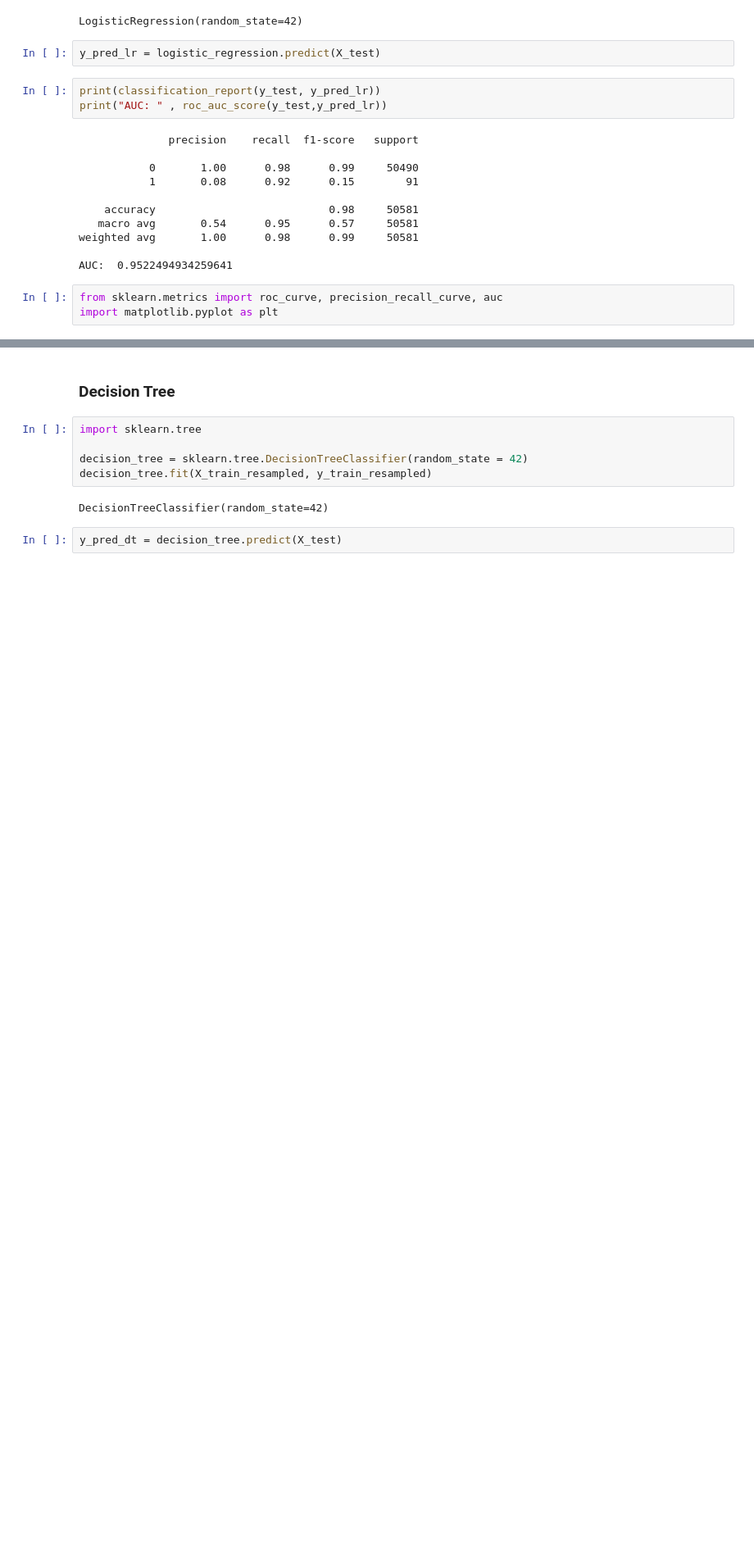
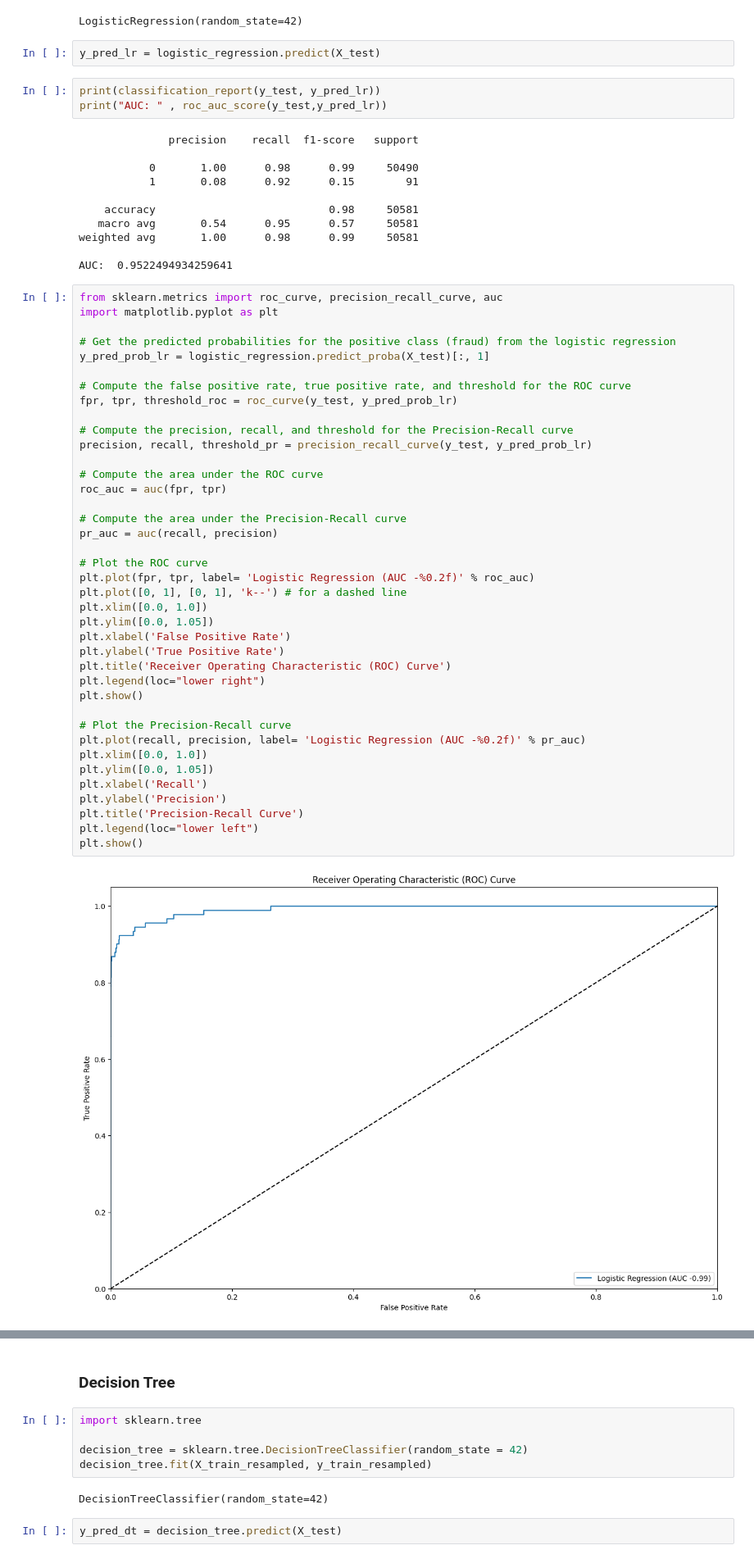
Before and after one commit to geetika-0812/Credit_Card_Fraud_Detection, a Jupyter notebook: Credit Card Fraud Detection.ipynb, the cells around one changed output, grey strips where cells are left out. Shown at 82% size. Cells and saved outputs as stored; diff of their text form; blank space fills up the shorter version.

```diff
--- a/Credit Card Fraud Detection.ipynb
+++ b/Credit Card Fraud Detection.ipynb
@@ -199,3 +195,41 @@ AUC:  0.9522494934259641
 # %%
 from sklearn.metrics import roc_curve, precision_recall_curve, auc
 import matplotlib.pyplot as plt
+
+# Get the predicted probabilities for the positive class (fraud) from the logistic regression
+y_pred_prob_lr = logistic_regression.predict_proba(X_test)[:, 1]
+
+# Compute the false positive rate, true positive rate, and threshold for the ROC curve
+fpr, tpr, threshold_roc = roc_curve(y_test, y_pred_prob_lr)
+
+# Compute the precision, recall, and threshold for the Precision-Recall curve
+precision, recall, threshold_pr = precision_recall_curve(y_test, y_pred_prob_lr)
+
+# Compute the area under the ROC curve
+roc_auc = auc(fpr, tpr)
+
+# Compute the area under the Precision-Recall curve
+pr_auc = auc(recall, precision)
+
+# Plot the ROC curve
+plt.plot(fpr, tpr, label= 'Logistic Regression (AUC -%0.2f)' % roc_auc)
+plt.plot([0, 1], [0, 1], 'k--') # for a dashed line
+plt.xlim([0.0, 1.0])
+plt.ylim([0.0, 1.05])
+plt.xlabel('False Positive Rate')
+plt.ylabel('True Positive Rate')
+plt.title('Receiver Operating Characteristic (ROC) Curve')
+plt.legend(loc="lower right")
+plt.show()
+
+# Plot the Precision-Recall curve
+plt.plot(recall, precision, label= 'Logistic Regression (AUC -%0.2f)' % pr_auc)
+plt.xlim([0.0, 1.0])
+plt.ylim([0.0, 1.05])
+plt.xlabel('Recall')
+plt.ylabel('Precision')
+plt.title('Precision-Recall Curve')
+plt.legend(loc="lower left")
+plt.show()
+# %% [output]
+[figure, added]
```
Also changed, not shown: parts of 46 cells of this notebook, 1 other file.
